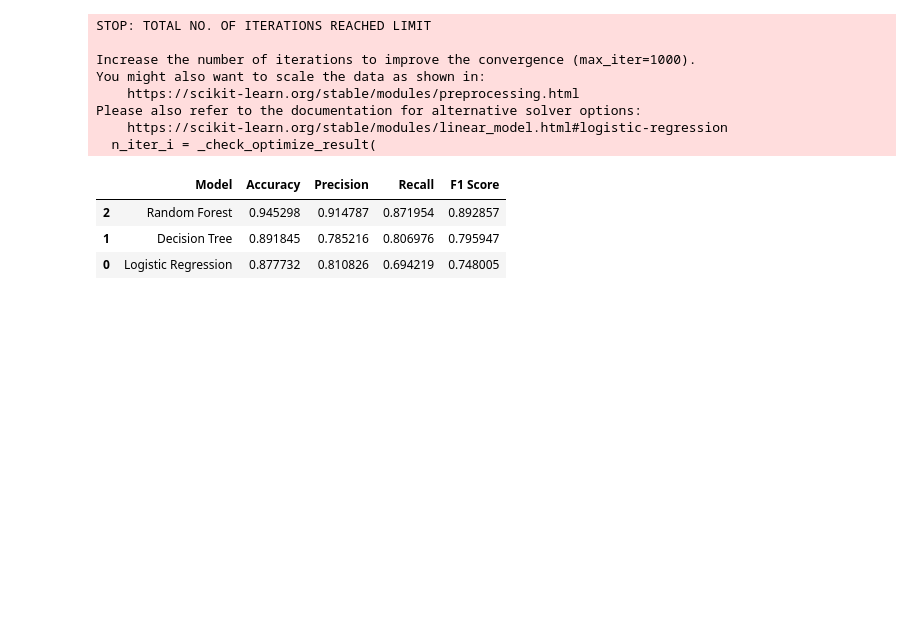
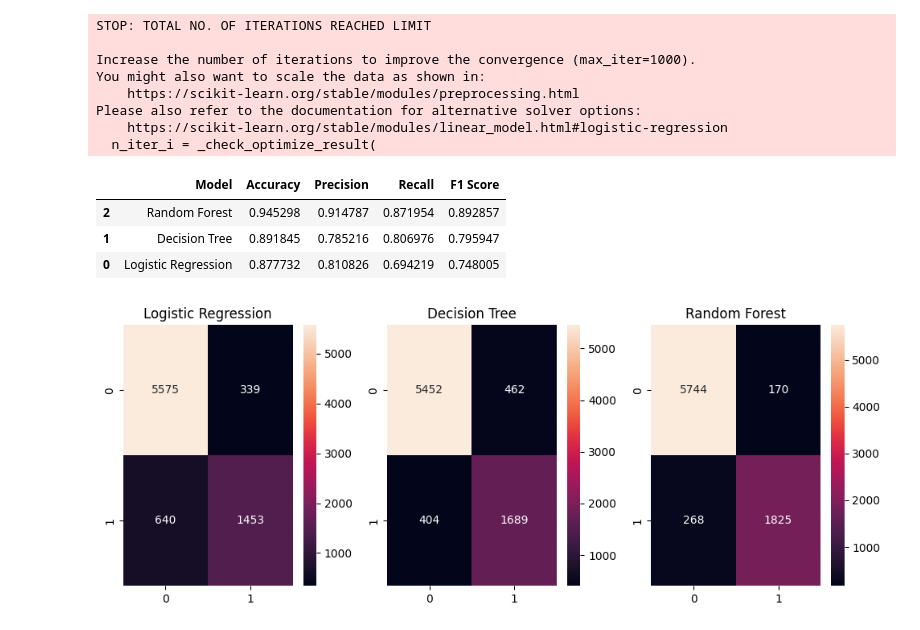
Before and after one commit to Parth10P/Player-Churn-Prediction-Game-Engagement-System, a Jupyter notebook: notebooks/comparision.ipynb, the cells around one changed output. Saved outputs shown, nothing was run; the diff lists cells and outputs as text; code cells hidden in the pictures; blank space fills up the shorter version.

Commit message:
comparison model done

```diff
--- a/notebooks/comparision.ipynb
+++ b/notebooks/comparision.ipynb
@@ -60,3 +60,19 @@ Please also refer to the documentation for alternative solver options:
 | 2 | Random Forest | 0.945298 | 0.914787 | 0.871954 | 0.892857 |
 | 1 | Decision Tree | 0.891845 | 0.785216 | 0.806976 | 0.795947 |
 | 0 | Logistic Regression | 0.877732 | 0.810826 | 0.694219 | 0.748005 |
+# %%
+# confusion matrix visualization for different models
+plt.figure(figsize=(10,4))
+
+for i, (name, model) in enumerate(models.items()):
+    y_pred = model.predict(X_test)
+    cm = confusion_matrix(y_test, y_pred)
+
+    plt.subplot(1,3,i+1)
+    sns.heatmap(cm, annot=True, fmt="d")
+    plt.title(name)
+
+plt.tight_layout()
+plt.show()
+# %% [output]
+[figure, added]
```
Also changed, not shown: parts of 4 cells of this notebook.
